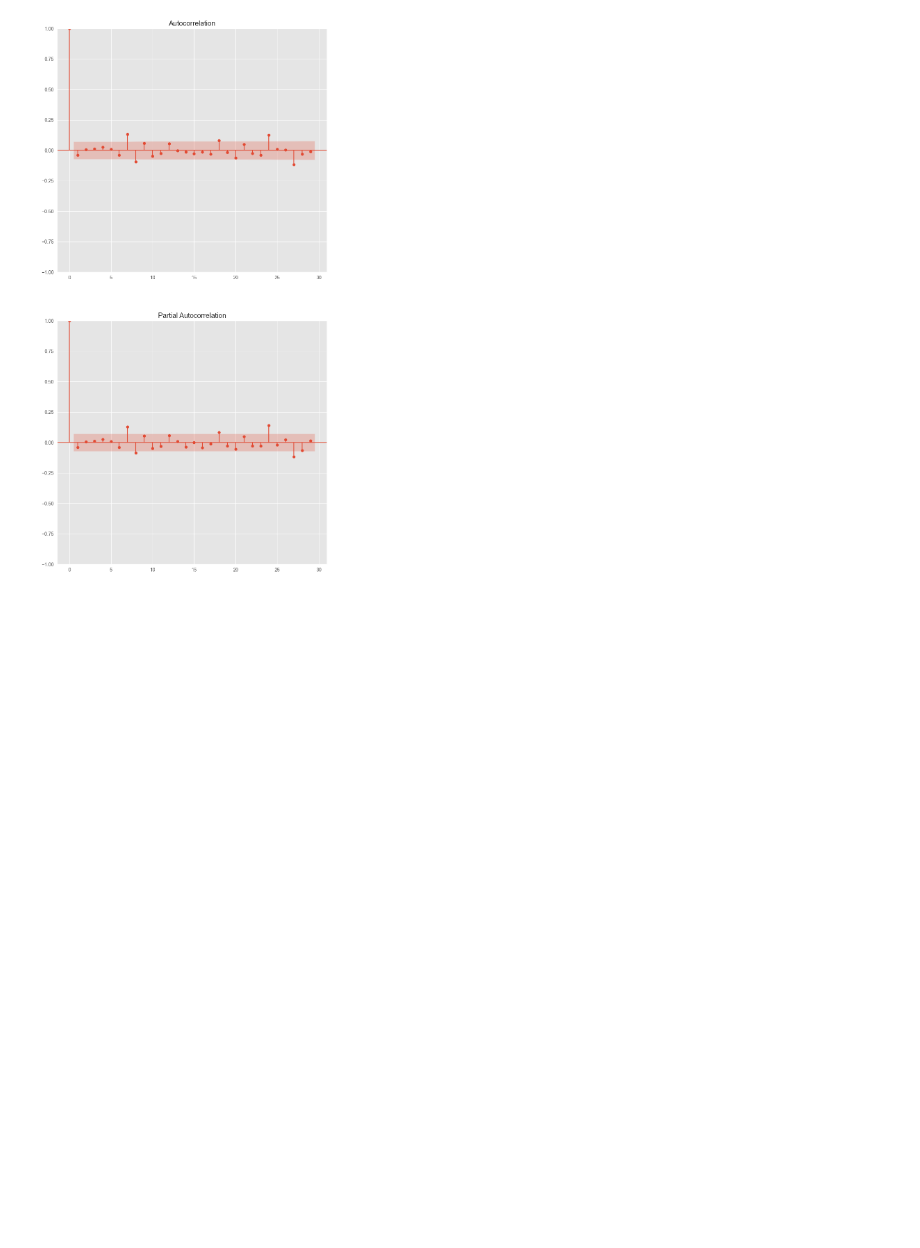
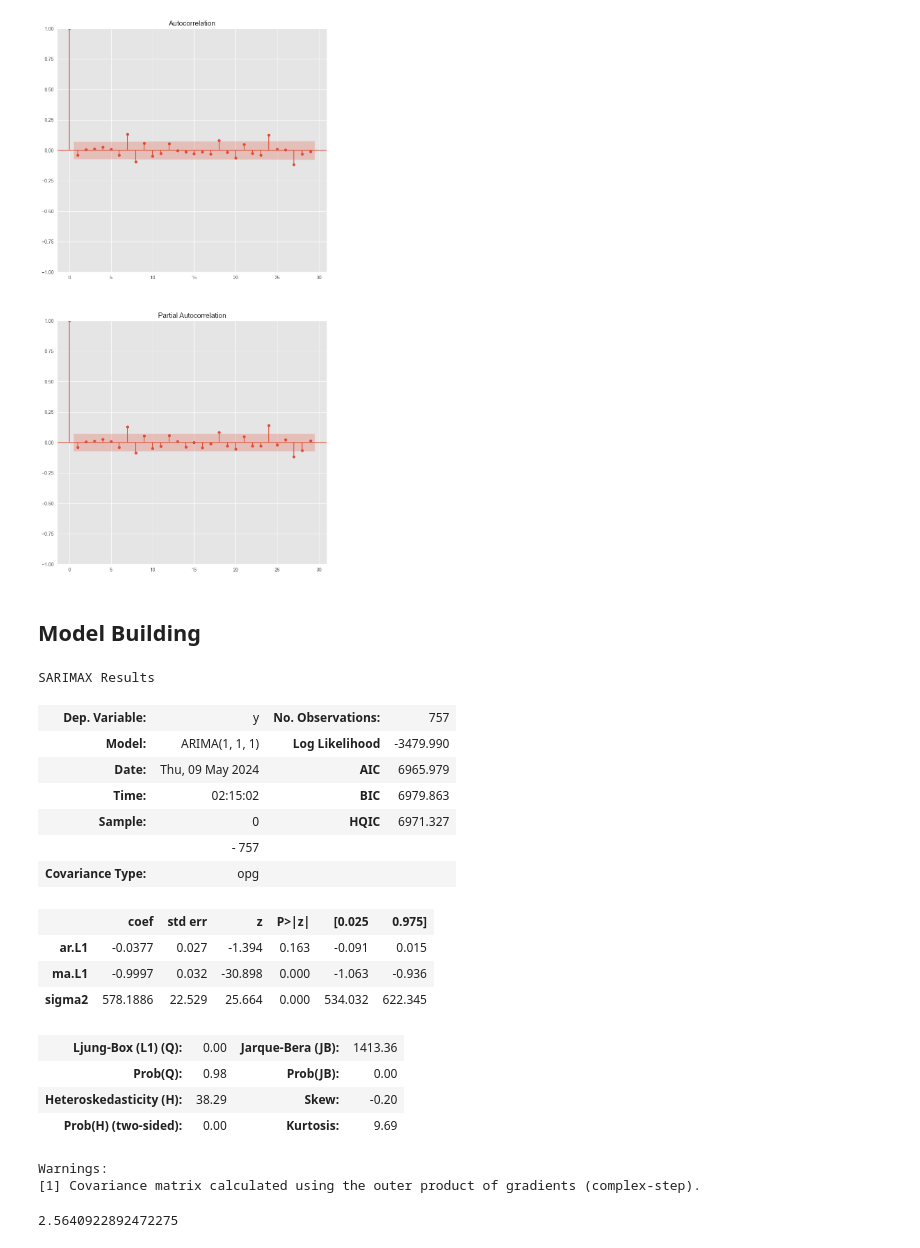
Before and after one commit to daemonX10/Machine-Learning, a Jupyter notebook: 5.0 Machine learning/5 Time Series/Time Series EDA and Model.ipynb, the cells around one changed output. Cells and saved outputs as stored; diff of their text form; code cells hidden in the pictures; blank space fills up the shorter version.

```diff
--- a/5.0 Machine learning/5 Time Series/Time Series EDA and Model.ipynb
+++ b/5.0 Machine learning/5 Time Series/Time Series EDA and Model.ipynb
@@ -696,3 +684,5 @@ ax2 = fig.add_subplot(212)
 fig = plot_pacf(df_close,ax=ax2)
 # %% [output]
 [figure]
+# %% [markdown]
+## Model Building
@@ -698,0 +693,31 @@ fig = plot_pacf(df_close,ax=ax2)
+# %%
+history = [x for x in df_close]
+# %%
+model = ARIMA(history, order=(1,1,1))
+# %%
+model = model.fit()
+# %%
+model.summary()
+# %% [output]
+SARIMAX Results
+| Dep. Variable: | y | No. Observations: | 757 |
+| Model: | ARIMA(1, 1, 1) | Log Likelihood | -3479.990 |
+| Date: | Thu, 09 May 2024 | AIC | 6965.979 |
+| Time: | 02:15:02 | BIC | 6979.863 |
+| Sample: | 0 | HQIC | 6971.327 |
+|  | - 757 |  |  |
+| Covariance Type: | opg |  |  |
+|  | coef | std err | z | P>|z| | [0.025 | 0.975] |
+| ar.L1 | -0.0377 | 0.027 | -1.394 | 0.163 | -0.091 | 0.015 |
+| ma.L1 | -0.9997 | 0.032 | -30.898 | 0.000 | -1.063 | -0.936 |
+| sigma2 | 578.1886 | 22.529 | 25.664 | 0.000 | 534.032 | 622.345 |
+| Ljung-Box (L1) (Q): | 0.00 | Jarque-Bera (JB): | 1413.36 |
+| Prob(Q): | 0.98 | Prob(JB): | 0.00 |
+| Heteroskedasticity (H): | 38.29 | Skew: | -0.20 |
+| Prob(H) (two-sided): | 0.00 | Kurtosis: | 9.69 |
+Warnings:
+[1] Covariance matrix calculated using the outer product of gradients (complex-step).
+# %%
+model.forecast()[0]
+# %% [output]
+2.5640922892472275
```
Also changed, not shown: parts of 16 cells of this notebook, 2 other files.
